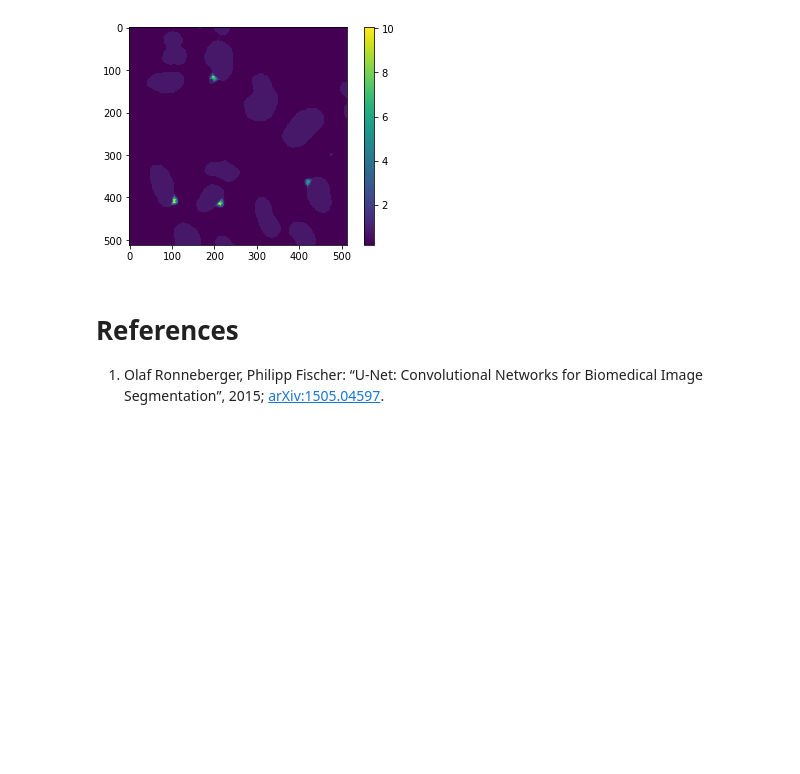
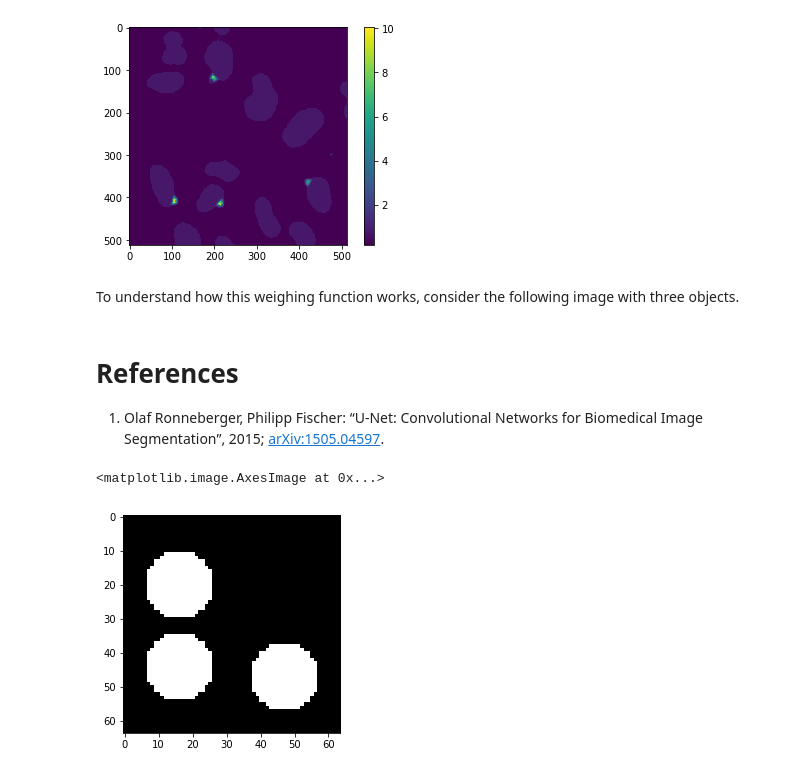
Before and after one commit to jaidevd/jaidevd.github.io, a Jupyter notebook: blog/posts/weighted-loss-functions-for-instance-segmentation.ipynb, the cells around one changed output. Drawn from its saved outputs; the diff is of its cells as text; code cells hidden in the pictures; blank space fills up the shorter version.

Commit message:
Add notes about the modified loss function

```diff
--- a/blog/posts/weighted-loss-functions-for-instance-segmentation.ipynb
+++ b/blog/posts/weighted-loss-functions-for-instance-segmentation.ipynb
@@ -392,6 +391,8 @@ plt.colorbar()
 # %% [output]
 <matplotlib.colorbar.Colorbar at 0x...>
 [figure]
+# %% [markdown]
+To understand how this weighing function works, consider the following image with three objects.
 # %% [markdown]
 # References
 <ol>
@@ -399,3 +400,15 @@ plt.colorbar()
 Olaf Ronneberger, Philipp Fischer: “U-Net: Convolutional Networks for Biomedical Image Segmentation”, 2015; <a href='http://arxiv.org/abs/1505.04597'>arXiv:1505.04597</a>.
 </li>
 </ol>
+# %%
+x = np.zeros((64, 64))
+params = [(20, 16, 10), (44, 16, 10), (47, 47, 10)]
+masks = np.zeros((3, 64, 64))
+for i, (cx, cy, radius) in enumerate(params):
+    rr, cc = draw.circle(cx, cy, radius)
+    x[rr, cc] = 1
+    masks[i, rr, cc] = 1
+plt.imshow(x, cmap=plt.cm.gray)
+# %% [output]
+<matplotlib.image.AxesImage at 0x...>
+[figure, added]
```
Also changed, not shown: parts of 13 cells of this notebook.
